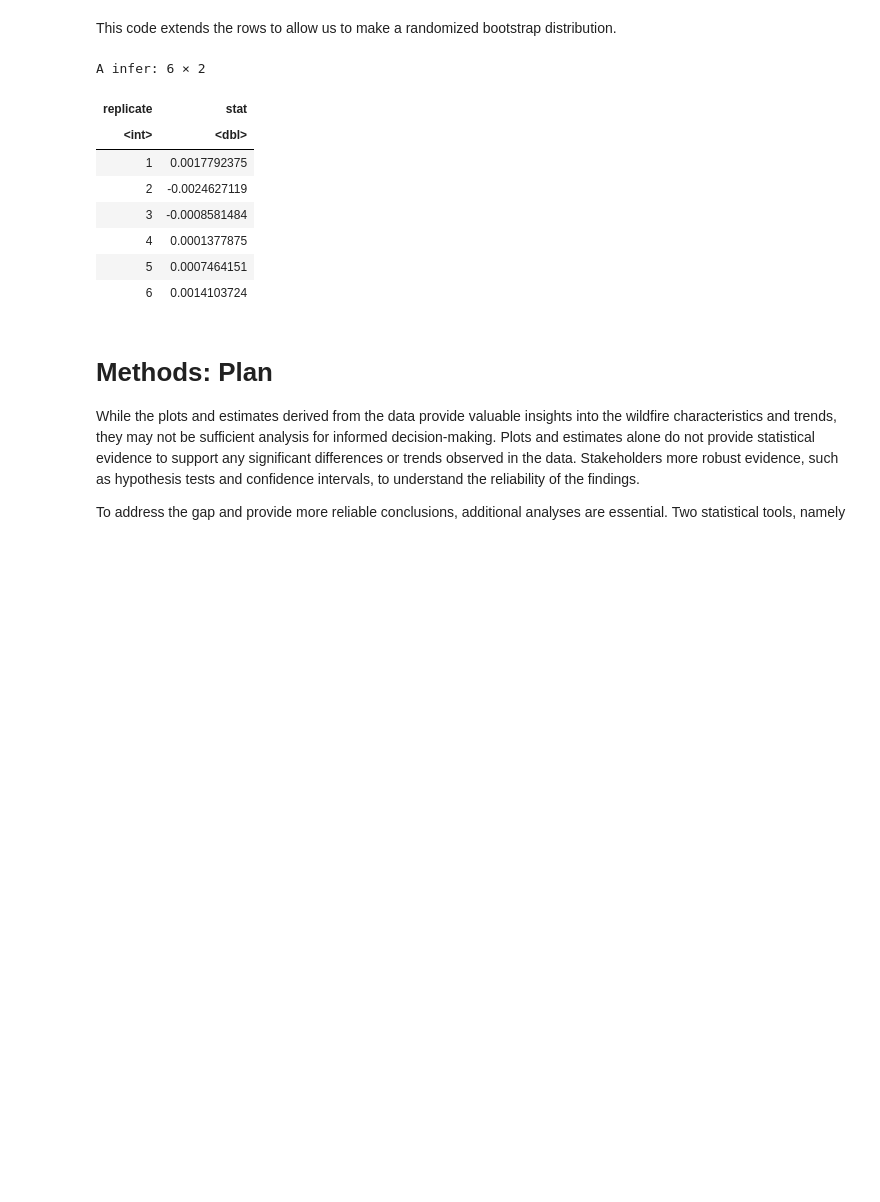
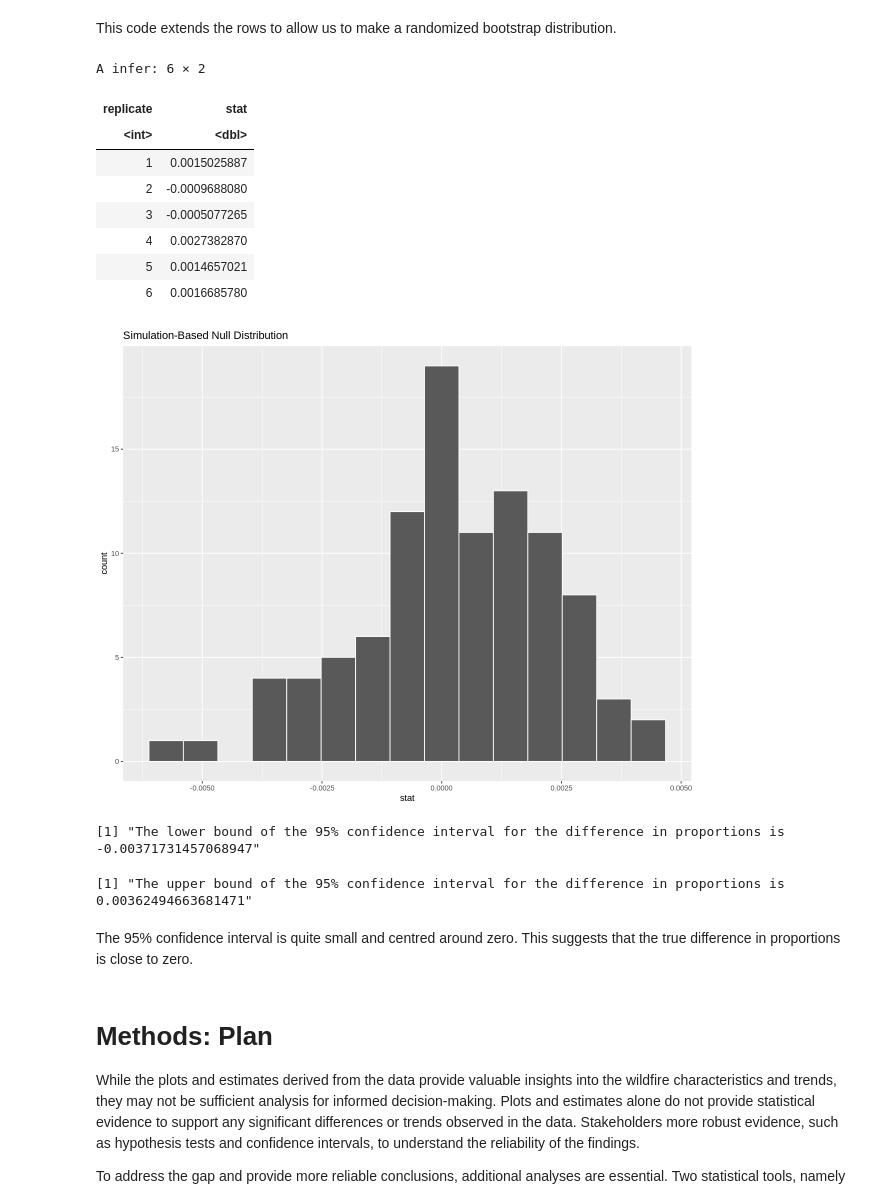
Before and after one commit to hakkd/Canada-Forest-Fires-By-Cause, a Jupyter notebook: report_group2.ipynb, the cells around one changed output. Saved outputs shown, nothing was run; the diff lists cells and outputs as text; code cells hidden in the pictures; blank space fills up the shorter version.

Commit message:
visualized bootstrap dist. and computed confidence interval

```diff
--- a/report_group2.ipynb
+++ b/report_group2.ipynb
@@ -293,41 +293,54 @@ bootstrap_fire <-
      calculate(stat = "diff in props", order = c("1990 - 2005", "2006 - 2020"))
 
 head(bootstrap_fire)
+
+visualize(bootstrap_fire)
 # boot_dist_1990_2005 <- expanded_data_1990_2005 |>
 #                        rep_sample_n(size = nrow(expanded_data_1990_2005), reps = 100, replace = TRUE)
 # head(boot_dist_1990_2005)
 
 # plot_boot_dist_1990_2005 <- boot_dist_1990_2005 |>
 #                             group_by(replicate) |>
 #                             summarise(p_hat = sum(Cause == "Human activity")/nrow(expanded_data_1990_2005)) |>
 #                             ggplot() +
 #                             geom_histogram(aes(p_hat)) +
 #                             ggtitle("Proportion of human caused fires in Canada from 1990 to 2005") +
 #                             labs(x = "Proportion", caption = "Figure 3")
 # plot_boot_dist_1990_2005
 # boot_dist_2006_2020 <- expanded_data_2006_2020 |>
 #                        rep_sample_n(size = nrow(expanded_data_2006_2020), reps = 100, replace = TRUE)
 
 # head(boot_dist_2006_2020)
 
 # plot_boot_dist_2006_2020 <- boot_dist_2006_2020 |>
 #                             group_by(replicate) |>
 #                             summarise(p_hat = sum(Cause == "Human activity")/nrow(expanded_data_2006_2020)) |>
 #                             ggplot() +
 #                             geom_histogram(aes(p_hat)) +
 #                             ggtitle("Proportion of human caused fires in Canada from 2006 to 2020") +
 #                             labs(x = "Proportion", caption = "Figure 4")
 # plot_boot_dist_2006_2020
 # %% [output]
 A infer: 6 × 2
 | replicate | stat |
 | <int> | <dbl> |
-| 1 | 0.0017792375 |
-| 2 | -0.0024627119 |
-| 3 | -0.0008581484 |
-| 4 | 0.0001377875 |
-| 5 | 0.0007464151 |
-| 6 | 0.0014103724 |
+| 1 | 0.0015025887 |
+| 2 | -0.0009688080 |
+| 3 | -0.0005077265 |
+| 4 | 0.0027382870 |
+| 5 | 0.0014657021 |
+| 6 | 0.0016685780 |
+[figure, added]
+# %%
+ci <- bootstrap_fire %>% get_confidence_interval(level = 0.95, type = "percentile")
+
+paste("The lower bound of the 95% confidence interval for the difference in proportions is ", ci$lower_ci)
+paste("The upper bound of the 95% confidence interval for the difference in proportions is ", ci$upper_ci)
+# %% [output]
+[1] "The lower bound of the 95% confidence interval for the difference in proportions is  -0.00371731457068947"
+[1] "The upper bound of the 95% confidence interval for the difference in proportions is  0.00362494663681471"
+# %% [markdown]
+The 95% confidence interval is quite small and centred around zero. This suggests that the true difference in proportions is close to zero.
 # %% [markdown]
 # **Methods: Plan**
 
```
